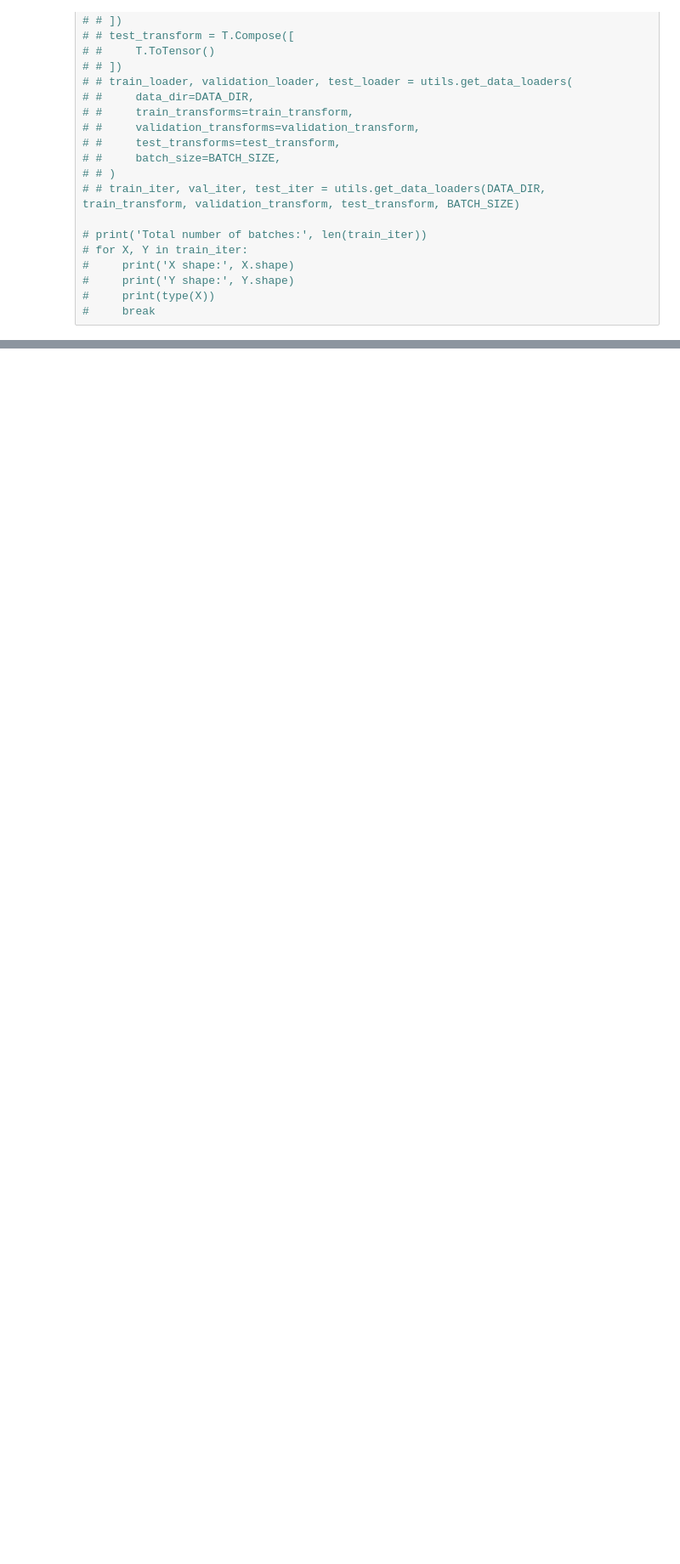
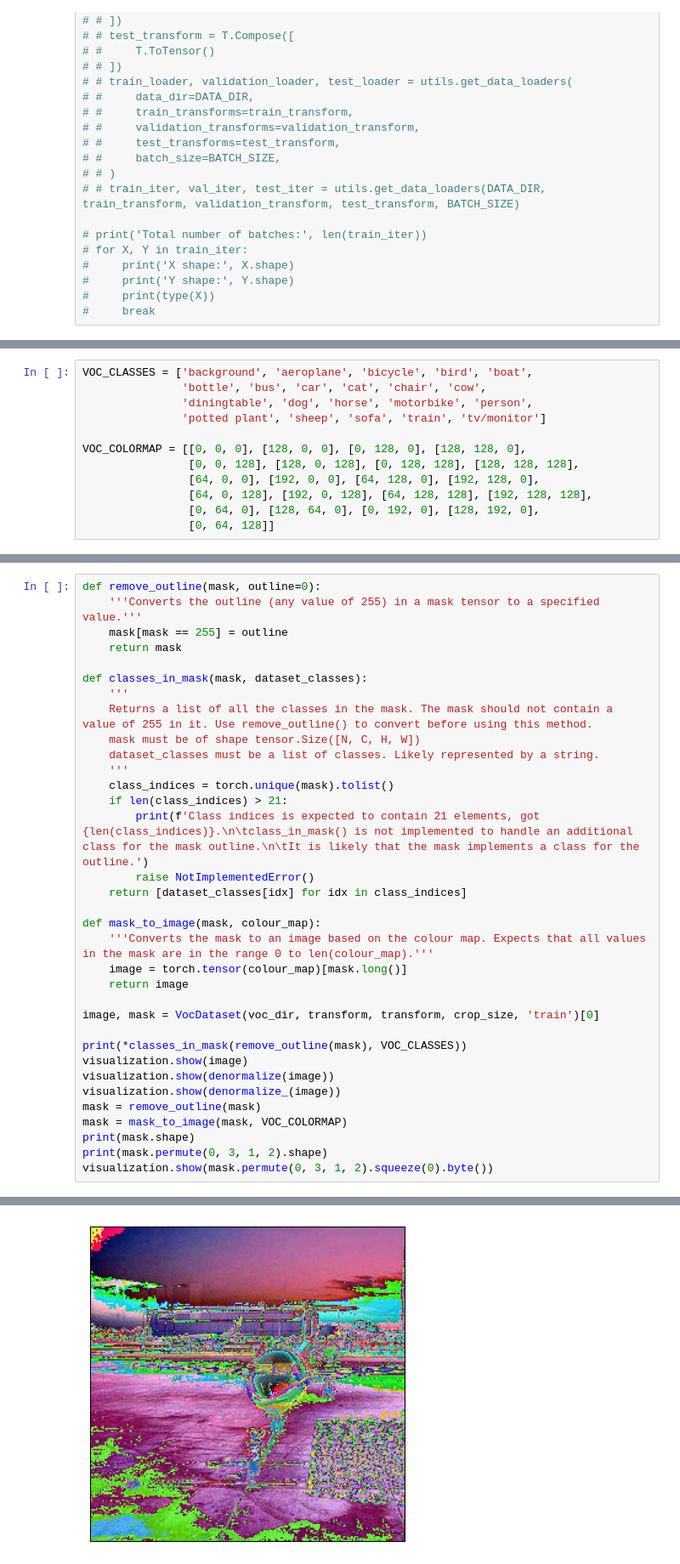
Before and after one commit to hjmillard/U-Net, a Jupyter notebook: dataset.ipynb, the cells around one changed output, grey strips where cells are left out. Shown at 85% size. Cells and saved outputs as stored; diff of their text form; blank space fills up the shorter version.

```diff
--- a/dataset.ipynb
+++ b/dataset.ipynb
@@ -254,2 +263,14 @@ torch.Size([32, 1, 256, 256])
+# %%
+VOC_CLASSES = ['background', 'aeroplane', 'bicycle', 'bird', 'boat',
+               'bottle', 'bus', 'car', 'cat', 'chair', 'cow',
+               'diningtable', 'dog', 'horse', 'motorbike', 'person',
+               'potted plant', 'sheep', 'sofa', 'train', 'tv/monitor']
+
+VOC_COLORMAP = [[0, 0, 0], [128, 0, 0], [0, 128, 0], [128, 128, 0],
+                [0, 0, 128], [128, 0, 128], [0, 128, 128], [128, 128, 128],
+                [64, 0, 0], [192, 0, 0], [64, 128, 0], [192, 128, 0],
+                [64, 0, 128], [192, 0, 128], [64, 128, 128], [192, 128, 128],
+                [0, 64, 0], [128, 64, 0], [0, 192, 0], [128, 192, 0],
+                [0, 64, 128]]
 # %%
 # from visualization import show, show_grid, mask_images
@@ -279,0 +323,35 @@ for images, masks in train_set:
+# %%
+def remove_outline(mask, outline=0):
+    '''Converts the outline (any value of 255) in a mask tensor to a specified value.'''
+    mask[mask == 255] = outline
+    return mask
+
+def classes_in_mask(mask, dataset_classes):
+    '''
+    Returns a list of all the classes in the mask. The mask should not contain a value of 255 in it. Use remove_outline() to convert before using this method.
+    mask must be of shape tensor.Size([N, C, H, W])
+    dataset_classes must be a list of classes. Likely represented by a string.
+    '''
+    class_indices = torch.unique(mask).tolist()
+    if len(class_indices) > 21:
+        print(f'Class indices is expected to contain 21 elements, got {len(class_indices)}.\n\tclass_in_mask() is not implemented to handle an additional class for the mask outline.\n\tIt is likely that the mask implements a class for the outline.')
+        raise NotImplementedError()
+    return [dataset_classes[idx] for idx in class_indices]
+
+def mask_to_image(mask, colour_map):
+    '''Converts the mask to an image based on the colour map. Expects that all values in the mask are in the range 0 to len(colour_map).'''
+    image = torch.tensor(colour_map)[mask.long()]
+    return image
+
+image, mask = VocDataset(voc_dir, transform, transform, crop_size, 'train')[0]
+
+print(*classes_in_mask(remove_outline(mask), VOC_CLASSES))
+visualization.show(image)
+visualization.show(denormalize(image))
+visualization.show(denormalize_(image))
+mask = remove_outline(mask)
+mask = mask_to_image(mask, VOC_COLORMAP)
+print(mask.shape)
+print(mask.permute(0, 3, 1, 2).shape)
+visualization.show(mask.permute(0, 3, 1, 2).squeeze(0).byte())
+# %% [output]
@@ -279,0 +361 @@ for images, masks in train_set:
+[figure, added]
```
Also changed, not shown: parts of 12 cells of this notebook.
